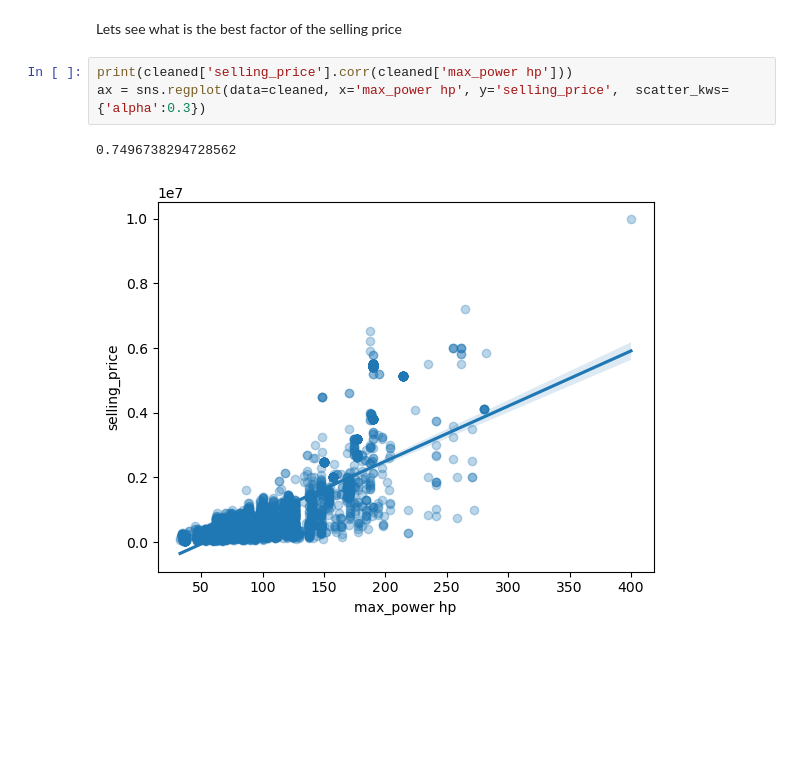
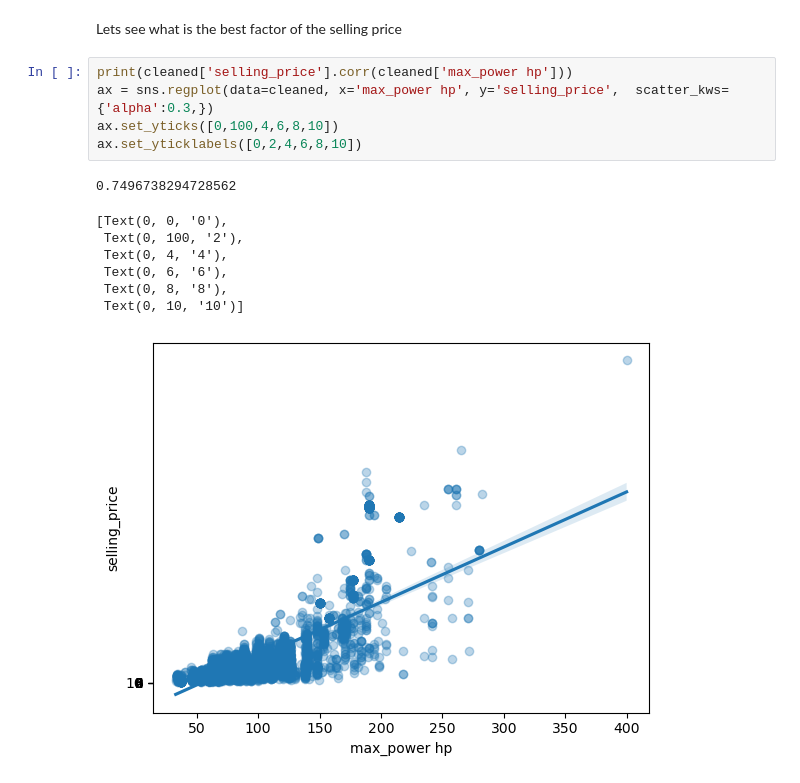
Before and after one commit to umais2005/Vehicle-Analysis, a Jupyter notebook: Vehicle EDA.ipynb, the cells around one changed output. Cells and saved outputs as stored; diff of their text form; blank space fills up the shorter version.

```diff
--- a/Vehicle EDA.ipynb
+++ b/Vehicle EDA.ipynb
@@ -217,7 +217,15 @@ sns.pairplot(cleaned[['torque Nm', 'max_power hp', 'engine CC', 'mileage Km/L']]
 Lets see what is the best factor of the selling price
 # %%
 print(cleaned['selling_price'].corr(cleaned['max_power hp']))
-ax = sns.regplot(data=cleaned, x='max_power hp', y='selling_price',  scatter_kws={'alpha':0.3})
+ax = sns.regplot(data=cleaned, x='max_power hp', y='selling_price',  scatter_kws={'alpha':0.3,})
+ax.set_yticks([0,100,4,6,8,10])
+ax.set_yticklabels([0,2,4,6,8,10])
 # %% [output]
 0.7496738294728562
+[Text(0, 0, '0'),
+ Text(0, 100, '2'),
+ Text(0, 4, '4'),
+ Text(0, 6, '6'),
+ Text(0, 8, '8'),
+ Text(0, 10, '10')]
-[figure, old version]
+[figure, new version]
```
Also changed, not shown: parts of 11 cells of this notebook.
